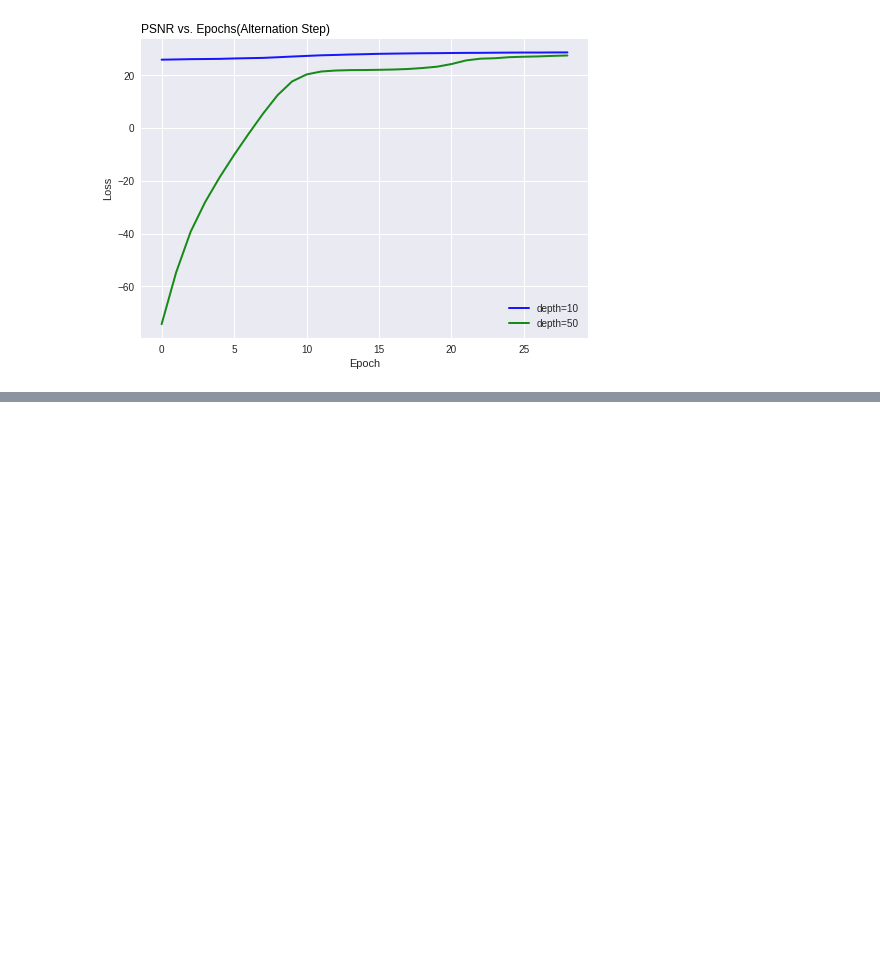
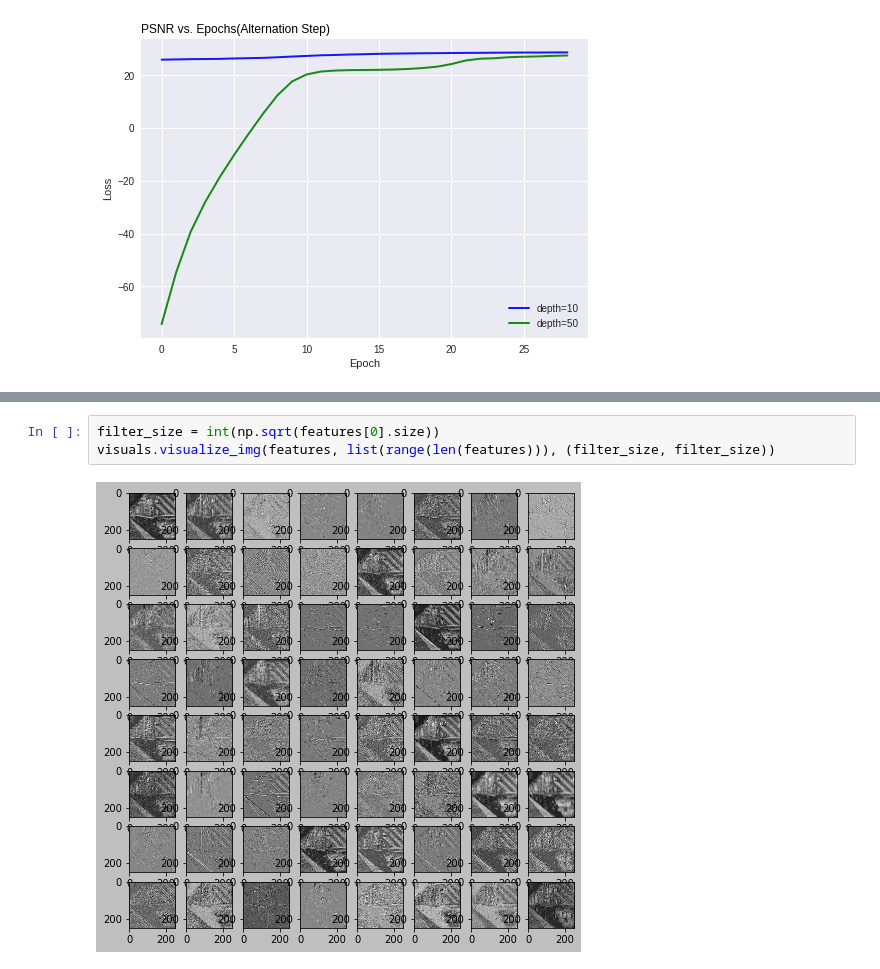
Before and after one commit to garysnake/crsae, a Jupyter notebook: pytorch/src/experiments (voc).ipynb, the cells around one changed output, grey strips where cells are left out. Drawn from its saved outputs; the diff is of its cells as text; blank space fills up the shorter version.

```diff
--- a/pytorch/src/experiments (voc).ipynb
+++ b/pytorch/src/experiments (voc).ipynb
@@ -229,0 +288,5 @@ Text(0, 0.5, 'Loss')
+# %%
+filter_size = int(np.sqrt(features[0].size))
+visuals.visualize_img(features, list(range(len(features))), (filter_size, filter_size))
+# %% [output]
+[figure, added]
```
Also changed, not shown: parts of 16 cells of this notebook, 3 other files.
